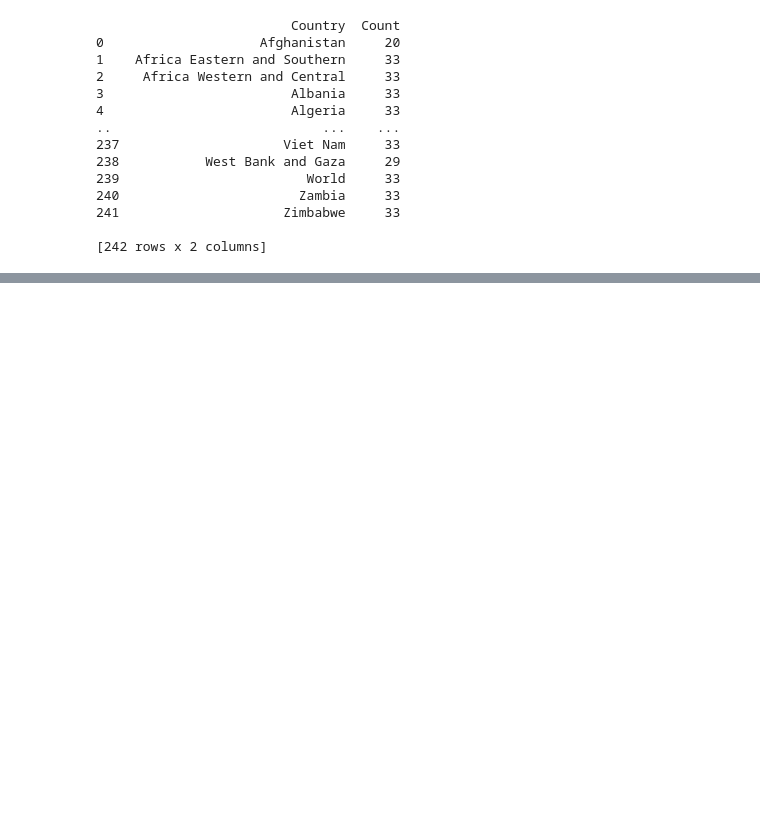
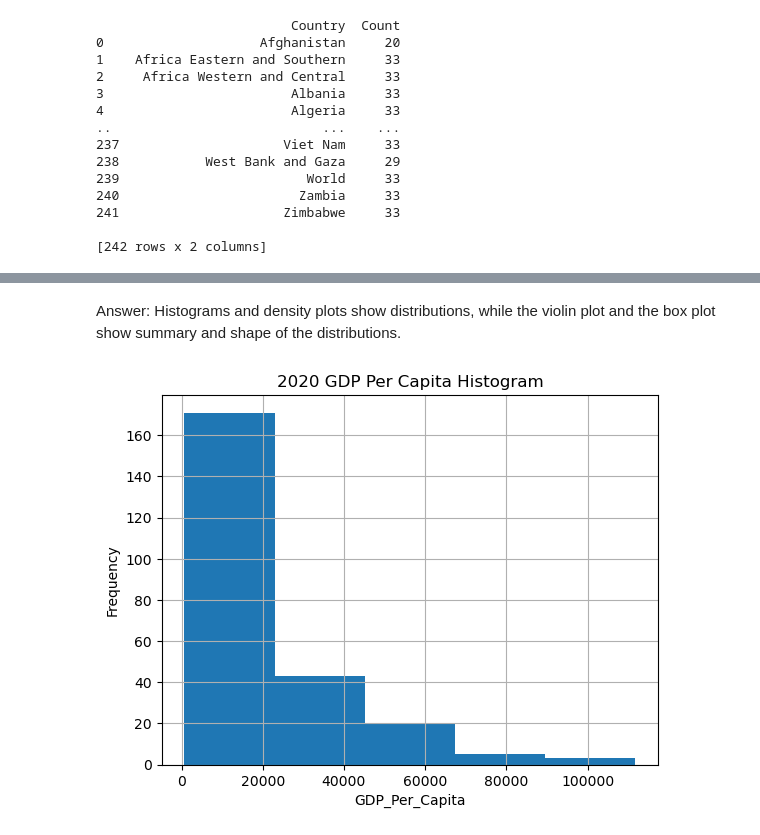
Before and after one commit to NSS-Data-Analytics-Cohort-10/gdp-and-internet-usage-elisianguyen, a Jupyter notebook: notebooks/gdp_and_internet_usage.ipynb, the cells around one changed output, grey strips where cells are left out. Cells and saved outputs as stored; diff of their text form; code cells hidden in the pictures; blank space fills up the shorter version.

```diff
--- a/notebooks/gdp_and_internet_usage.ipynb
+++ b/notebooks/gdp_and_internet_usage.ipynb
@@ -119,0 +144,14 @@ not_33.sort_values("Count")
+# %% [markdown]
+Answer: Histograms and density plots show distributions, while the violin plot and the box plot show summary and shape of the distributions.
+# %%
+gdp_2020 = gdp_df[gdp_df["Year"]==2020] #subset year to 2020
+
+gdp_2020["GDP_Per_Capita"].hist(bins=5)
+
+plt.title("2020 GDP Per Capita Histogram")
+plt.xlabel("GDP_Per_Capita")
+plt.ylabel("Frequency")
+
+plt.show()
+# %% [output]
+[figure, added]
```
Also changed, not shown: parts of 46 cells of this notebook.
